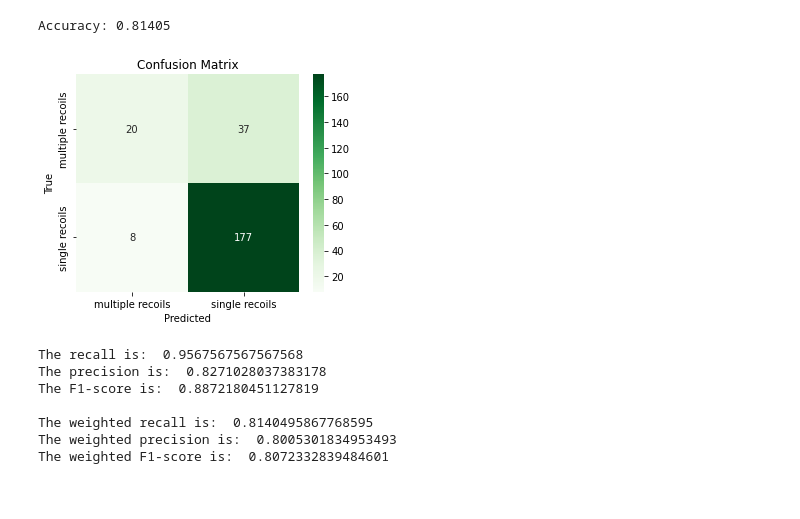
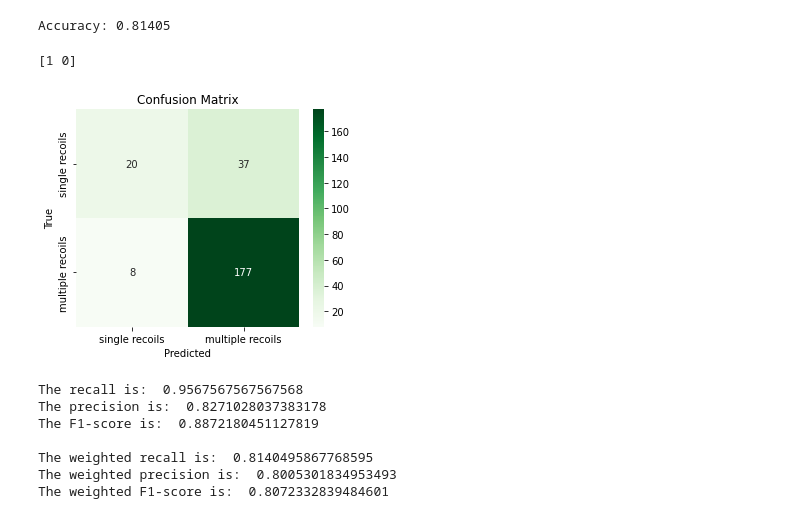
Before and after one commit to marioalpizarv/portfolio, a Jupyter notebook: MultipleRecoilsBoostedDTClassifier_CrossValidation_Same.ipynb, the cells around one changed output. Saved outputs shown, nothing was run; the diff lists cells and outputs as text; code cells hidden in the pictures.

Commit message:
fixed cm labels

```diff
--- a/MultipleRecoilsBoostedDTClassifier_CrossValidation_Same.ipynb
+++ b/MultipleRecoilsBoostedDTClassifier_CrossValidation_Same.ipynb
@@ -211,34 +219,35 @@ Accuracy: 0.81405
 # %%
 # Creating  a confusion matrix,which compares the y_test and y_pred
 cm = confusion_matrix(y_test, y_pred)
 
 # Define the class labels
 # Create a mapping dictionary to replace 0 with 'single' and 1 with 'multiple'
-label_mapping = {0: 'single recoils', 1: 'multiple recoils'}
+#label_mapping = {0: 'single recoils', 1: 'multiple recoils'}
 
 # Replace the labels using the mapping dictionary
-df[var] = df[var].replace(label_mapping)
+#df[var] = df[var].replace(label_mapping)
 
-class_labels = df[var].unique()
-#class_labels = ['single recoils', 'multiple recoils']
+#class_labels = df[var].unique()
+class_labels = ['single recoils', 'multiple recoils']
 
-#print(df[var].unique())
+print(df[var].unique())
 
 # Plot the confusion matrix
 plt.figure(figsize=(5, 4))
 sns.heatmap(cm, annot=True, cmap='Greens', fmt='d')
 
 # Add a legend
 plt.xticks(ticks=np.arange(len(class_labels)) + 0.5, labels=class_labels)
 plt.yticks(ticks=np.arange(len(class_labels)) + 0.5, labels=class_labels)
 plt.xlabel('Predicted')
 plt.ylabel('True')
 plt.title('Confusion Matrix')
 
 # Display the plot
 plt.show()
 # %% [output]
+[1 0]
-[figure, old version]
+[figure, new version]
 # %%
 #calculate recall, precision and F1 score
 
```
Also changed, not shown: parts of 3 cells of this notebook.
